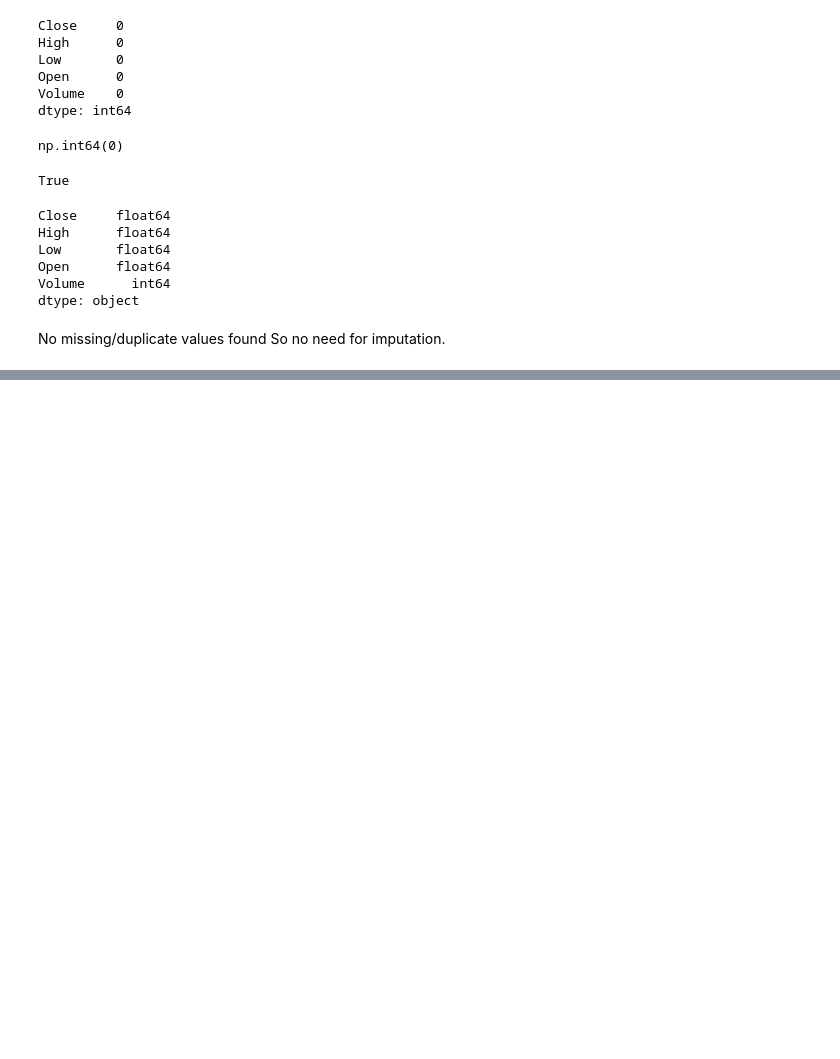
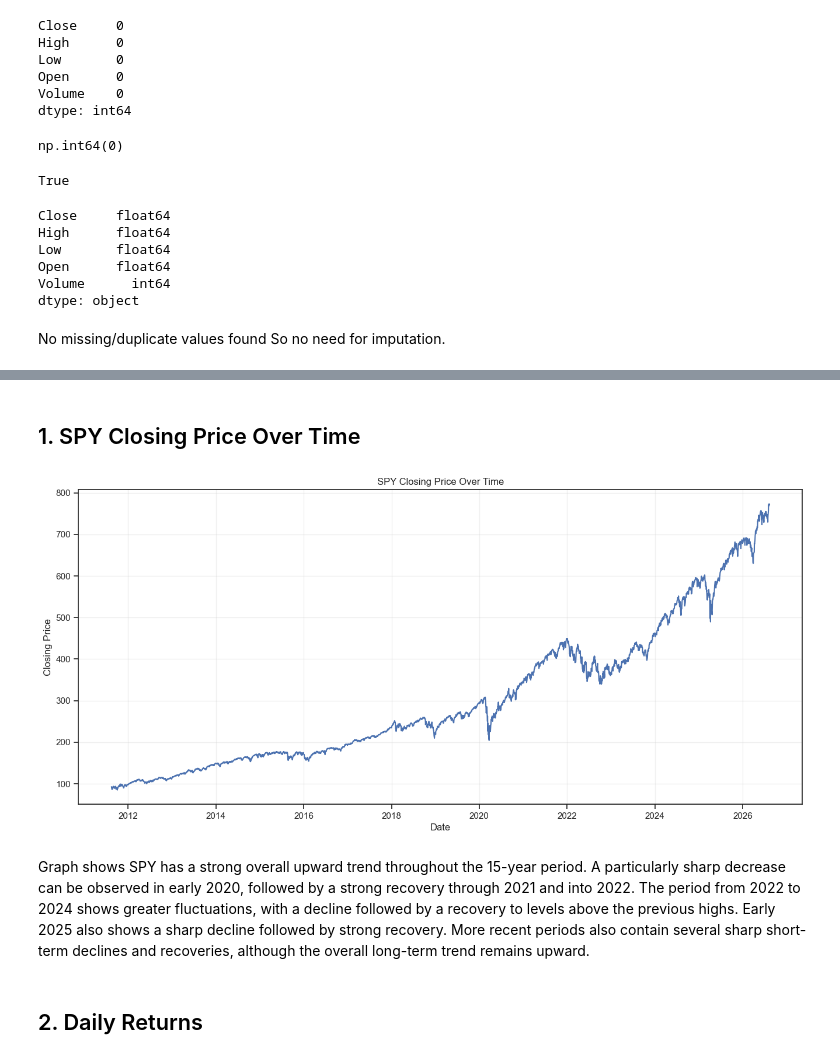
Before and after one commit to Junaid-Haider/Stock-Price-Direction-Predictor, a Jupyter notebook: notebooks/analysis.ipynb, the cells around one changed output, grey strips where cells are left out. Drawn from its saved outputs; the diff is of its cells as text; code cells hidden in the pictures; blank space fills up the shorter version.

Commit message:
Performed EDA analysis on data

```diff
--- a/notebooks/analysis.ipynb
+++ b/notebooks/analysis.ipynb
@@ -143,0 +148,5 @@ df.to_csv("../data/processed.csv")
+# %%
+df = pd.read_csv("../data/processed.csv")
+df["Date"] = pd.to_datetime(df["Date"])
+df = df.set_index("Date")
+df.describe()
@@ -143,0 +163,16 @@ df.to_csv("../data/processed.csv")
+# %% [markdown]
+## 1. SPY Closing Price Over Time
+# %%
+plt.figure(figsize=(16, 7))
+plt.plot(df.index, df["Close"])
+plt.title("SPY Closing Price Over Time")
+plt.xlabel("Date")
+plt.ylabel("Closing Price")
+plt.grid(True, alpha=0.3)
+plt.show()
+# %% [output]
+[figure, added]
+# %% [markdown]
+Graph shows SPY has a strong overall upward trend throughout the 15-year period. A particularly sharp decrease can be observed in early 2020, followed by a strong recovery through 2021 and into 2022. The period from 2022 to 2024 shows greater fluctuations, with a decline followed by a recovery to levels above the previous highs. Early 2025 also shows a sharp decline followed by strong recovery. More recent periods also contain several sharp short-term declines and recoveries, although the overall long-term trend remains upward.
+# %% [markdown]
+## 2. Daily Returns
```
Also changed, not shown: parts of 26 cells of this notebook, 2 other files.
